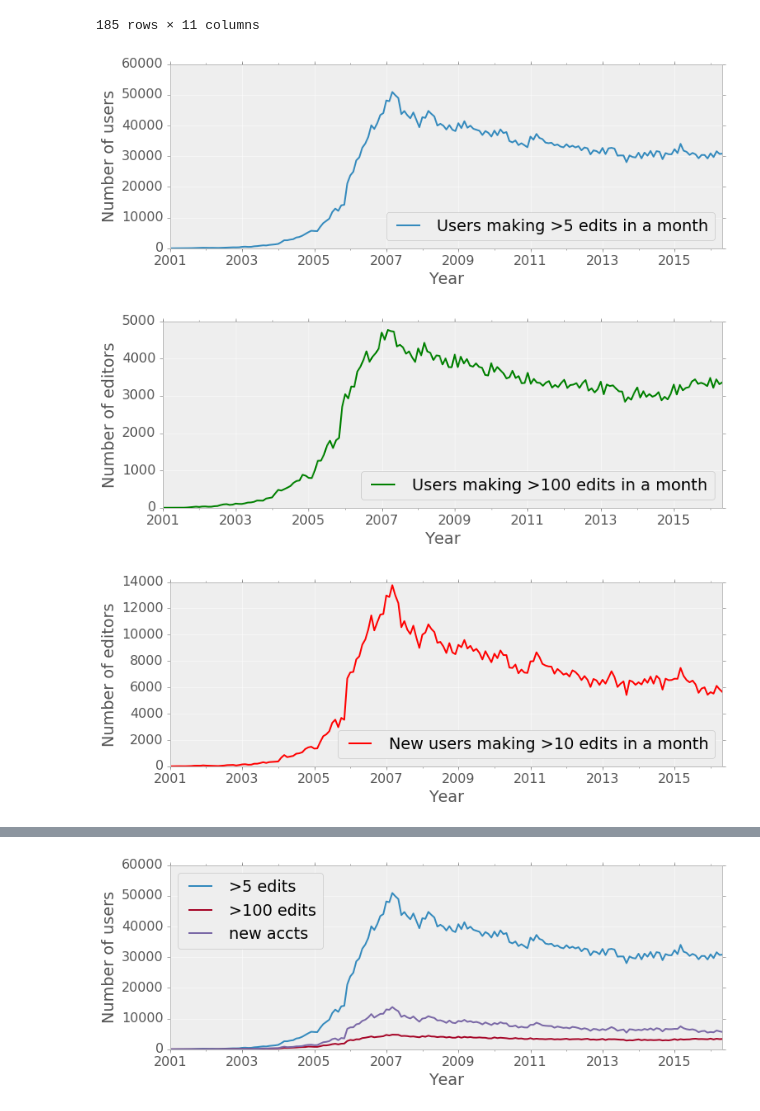
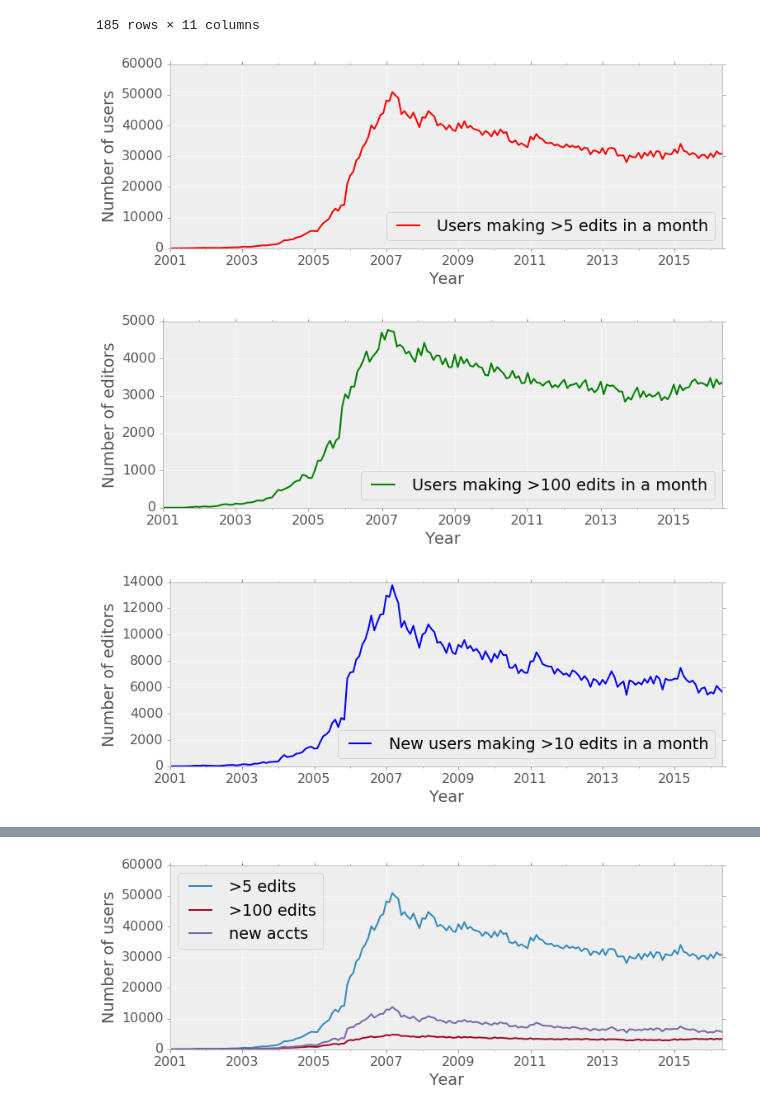
Before and after one commit to staeiou/wiki-stat-notebooks, a Jupyter notebook: wiki_edit_counts.ipynb, the cells around one changed output, grey strips where cells are left out. Cells and saved outputs as stored; diff of their text form; code cells hidden in the pictures.

```diff
--- a/wiki_edit_counts.ipynb
+++ b/wiki_edit_counts.ipynb
@@ -110,31 +103,32 @@ counts.set_index(['date'])
 # Calculate some ratios
 
 counts['highly_active_to_newcomer_ratio']=counts['>100 edits']/counts['new accts']
+counts['active_to_newcomer_ratio']=counts['>5 edits']/counts['new accts']
 counts['highly_active_to_active_ratio']=counts['>100 edits']/(counts['>5 edits']-counts['>100 edits'])
 # %%
 matplotlib.style.use(['bmh'])
 font = {'weight' : 'regular',
         'size'   : 16}
 
 matplotlib.rc('font', **font)
 
 ax1 = counts.plot(x='date',y='>5 edits', figsize=(12,4),
-                  label="Users making >5 edits in a month")
+                  label="Users making >5 edits in a month", color="r")
 
 ax1.set_xlabel("Year")
 ax1.set_ylabel("Number of users")
 
 ax2 = counts.plot(x='date',y='>100 edits', figsize=(12,4),
                   label="Users making >100 edits in a month",color="g")
 ax2.set_xlabel("Year")
 ax2.set_ylabel("Number of editors")
 
 ax3 = counts.plot(x='date',y='new accts', figsize=(12,4),
-                  label="New users making >10 edits in a month",color="r")
+                  label="New users making >10 edits in a month",color="b")
 ax3.set_xlabel("Year")
 ax3.set_ylabel("Number of editors")
 ax3.yaxis.set_major_formatter(ScalarFormatter())
 # %% [output]
-[figure, old version]
+[figure, new version]
 [figure]
-[figure, old version]
+[figure, new version]
```
Also changed, not shown: parts of 5 cells of this notebook.
